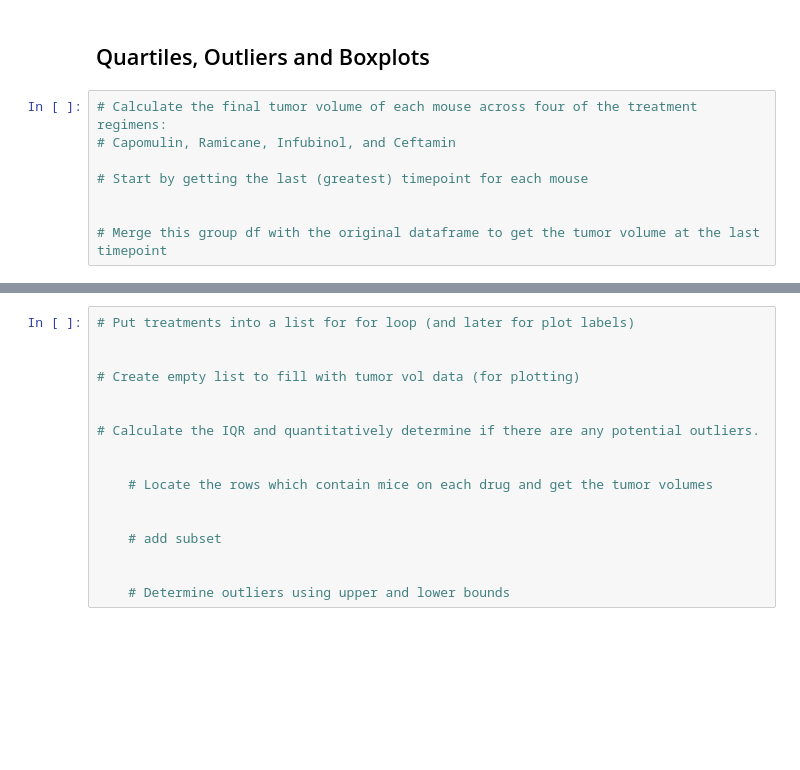
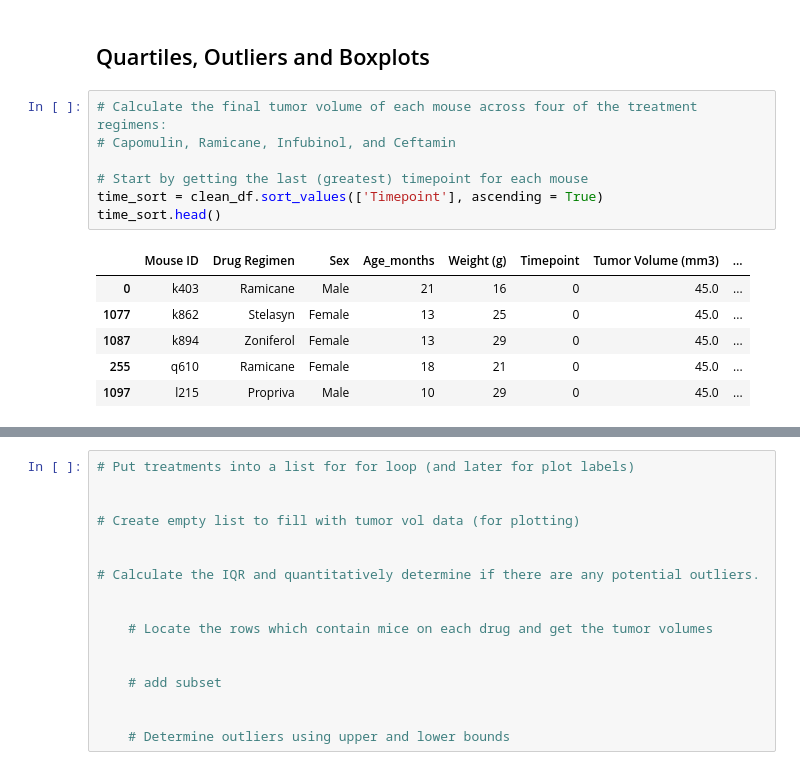
Before and after one commit to tanazimmer/Matplotlib-challenge, a Jupyter notebook: pymaceuticals.ipynb, the cells around one changed output, grey strips where cells are left out. Cells and saved outputs as stored; diff of their text form; blank space fills up the shorter version.

```diff
--- a/pymaceuticals.ipynb
+++ b/pymaceuticals.ipynb
@@ -187,8 +187,14 @@ plt.show()
 # %%
 # Calculate the final tumor volume of each mouse across four of the treatment regimens:
 # Capomulin, Ramicane, Infubinol, and Ceftamin
 
 # Start by getting the last (greatest) timepoint for each mouse
-
-
-# Merge this group df with the original dataframe to get the tumor volume at the last timepoint
+time_sort = clean_df.sort_values(['Timepoint'], ascending = True)
+time_sort.head()
+# %% [output]
+|  | Mouse ID | Drug Regimen | Sex | Age_months | Weight (g) | Timepoint | Tumor Volume (mm3) | ... |
+| 0 | k403 | Ramicane | Male | 21 | 16 | 0 | 45.0 | ... |
+| 1077 | k862 | Stelasyn | Female | 13 | 25 | 0 | 45.0 | ... |
+| 1087 | k894 | Zoniferol | Female | 13 | 29 | 0 | 45.0 | ... |
+| 255 | q610 | Ramicane | Female | 18 | 21 | 0 | 45.0 | ... |
+| 1097 | l215 | Propriva | Male | 10 | 29 | 0 | 45.0 | ... |
```
Also changed, not shown: parts of 2 cells of this notebook.
